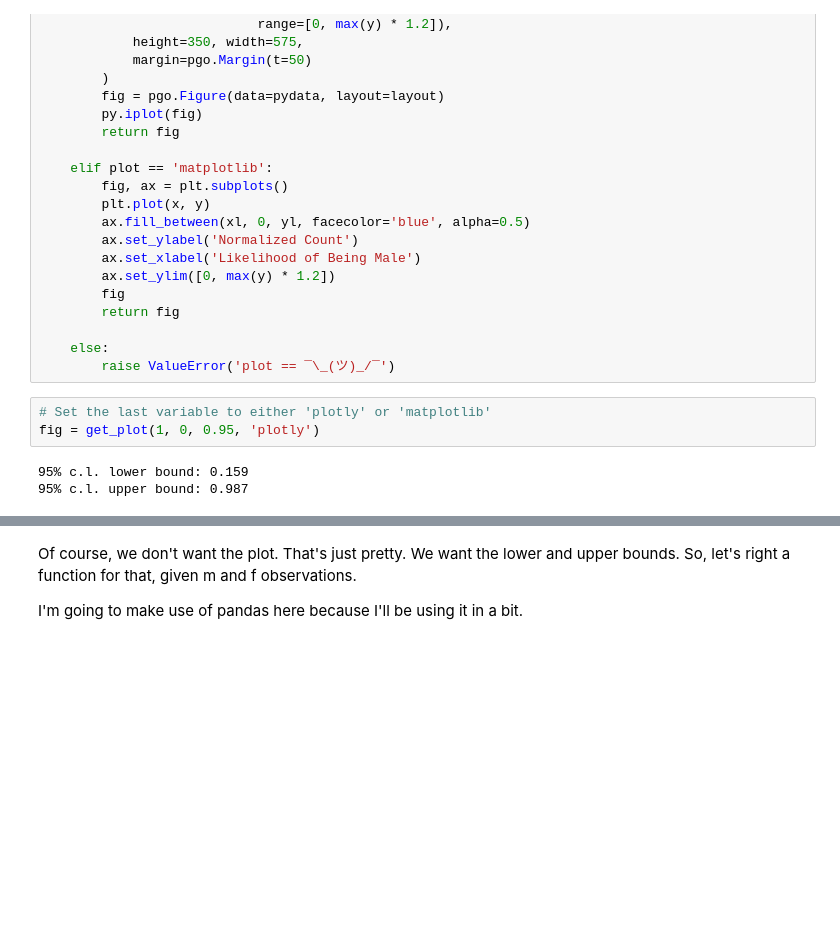
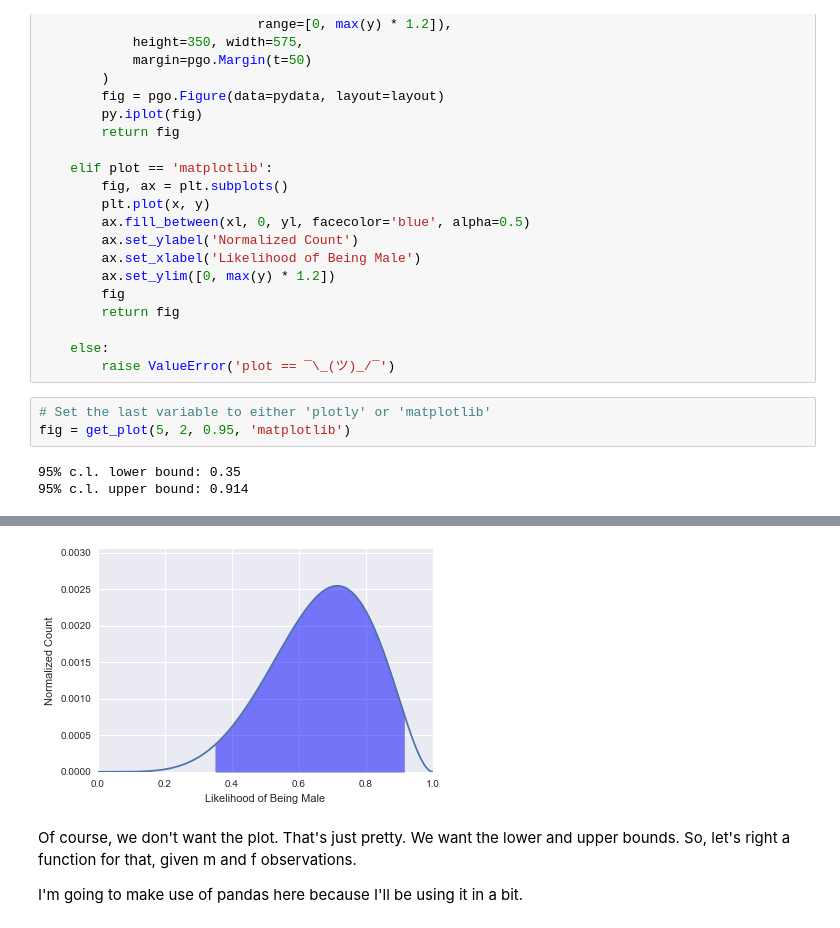
Before and after one commit to drewfustin/talks__classifying-sex, a Jupyter notebook: 20170110 - Sex Classifier for Metis.ipynb, the cells around one changed output, grey strips where cells are left out. Drawn from its saved outputs; the diff is of its cells as text; blank space fills up the shorter version.

```diff
--- a/20170110 - Sex Classifier for Metis.ipynb
+++ b/20170110 - Sex Classifier for Metis.ipynb
@@ -141,7 +141,7 @@ def get_plot(m, f, cl=0.95, plot='plotly'):
         raise ValueError('plot == ¯\_(ツ)_/¯')
 # %%
 # Set the last variable to either 'plotly' or 'matplotlib'
-fig = get_plot(1, 0, 0.95, 'plotly')
+fig = get_plot(5, 2, 0.95, 'matplotlib')
 # %% [output]
-95% c.l. lower bound: 0.159
-95% c.l. upper bound: 0.987
+95% c.l. lower bound: 0.35
+95% c.l. upper bound: 0.914
@@ -149,3 +148,4 @@ fig = get_plot(1, 0, 0.95, 'plotly')
+[figure, added]
 # %% [markdown]
 Of course, we don't want the plot. That's just pretty. We want the lower and upper bounds. So, let's right a function for that, given m and f observations.
 
```
Also changed, not shown: parts of 1 cell of this notebook.
